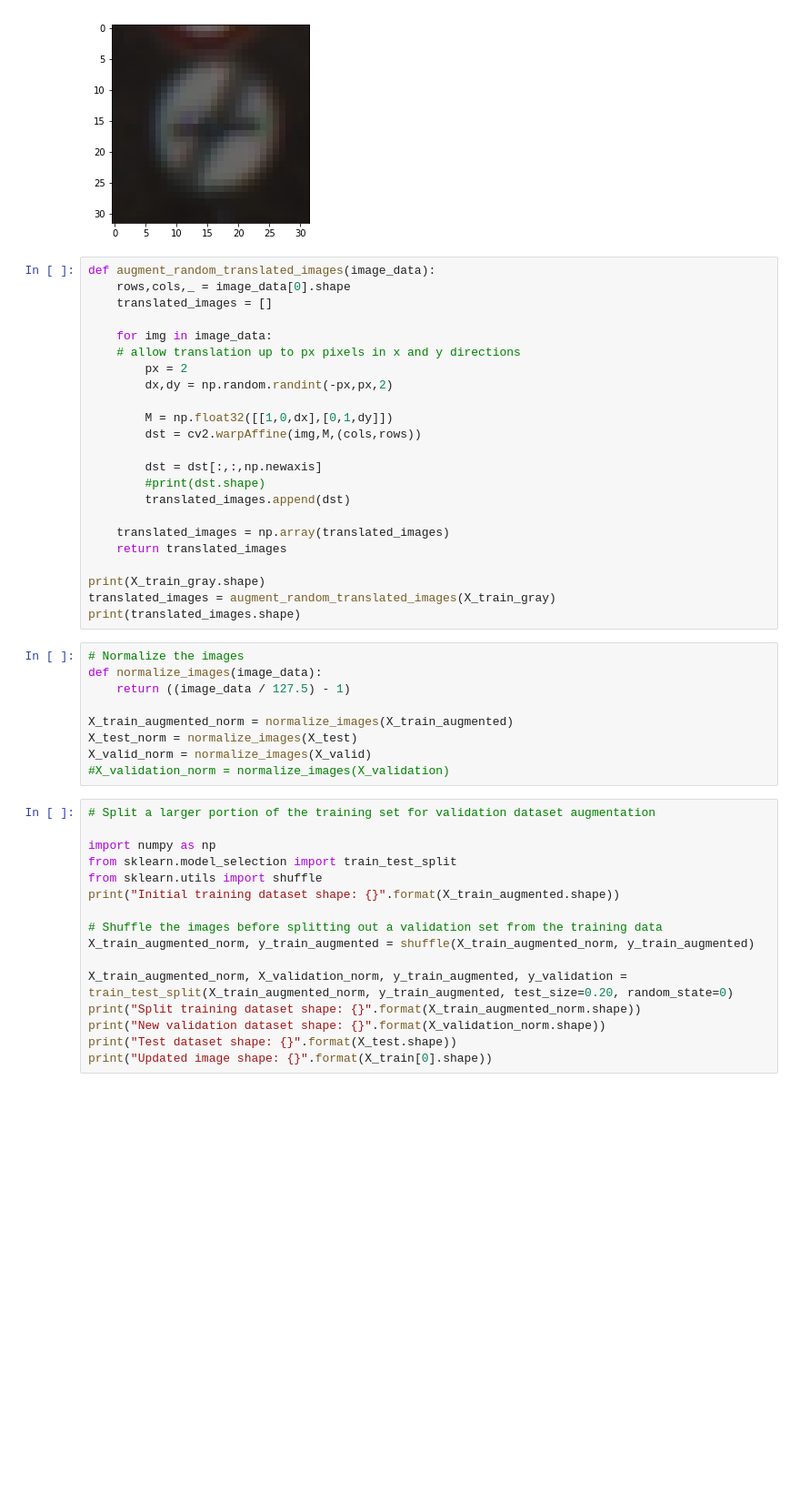
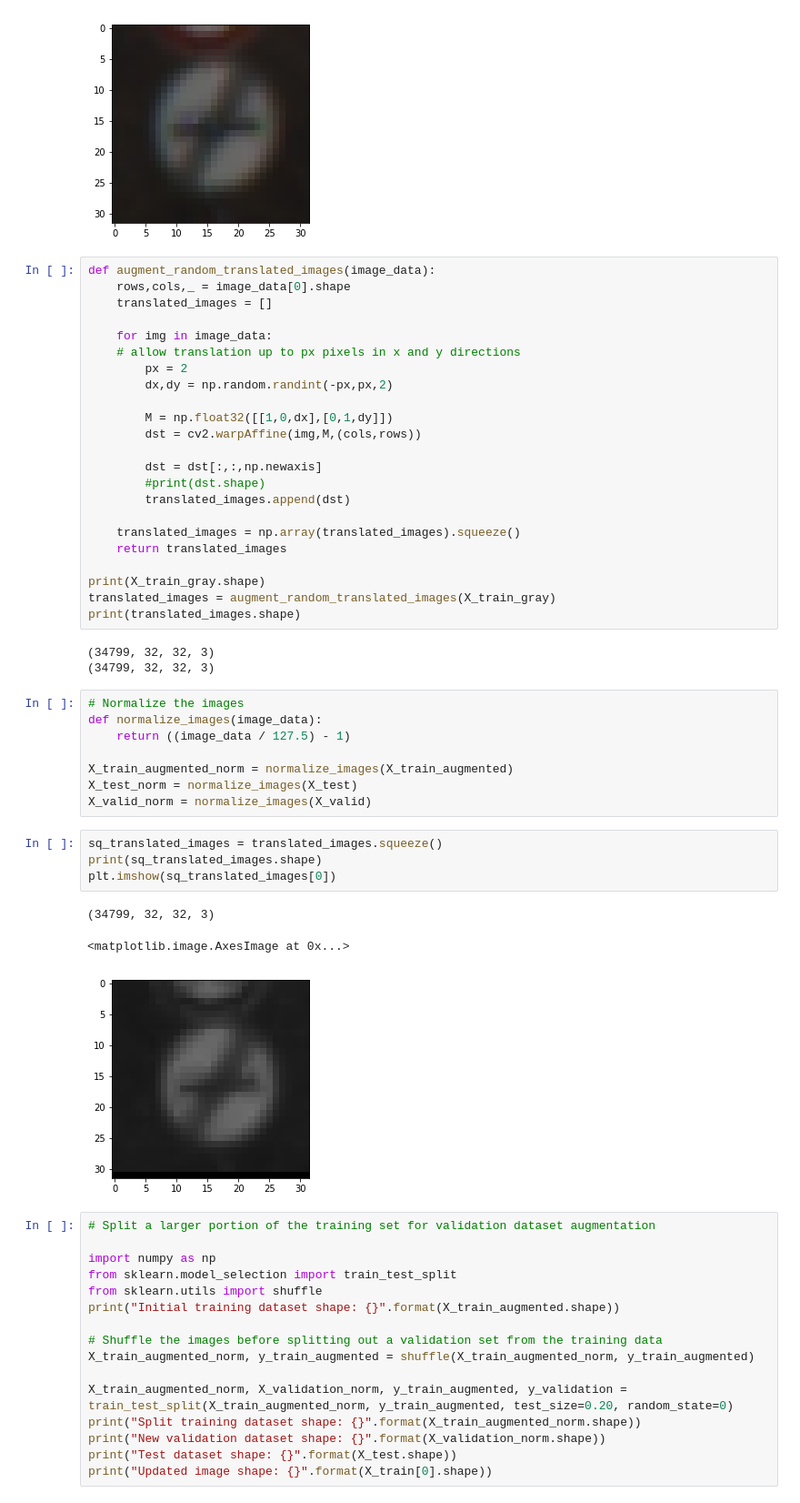
Before and after one commit to JJMats/traffic_sign_classifier, a Jupyter notebook: Traffic_Sign_Classifier.ipynb, the cells around one changed output. Shown: that part at 91% size. Drawn from its saved outputs; the diff is of its cells as text; blank space fills up the shorter version.

```diff
--- a/Traffic_Sign_Classifier.ipynb
+++ b/Traffic_Sign_Classifier.ipynb
@@ -377,12 +356,15 @@ def augment_random_translated_images(image_data):
         #print(dst.shape)
         translated_images.append(dst)
 
-    translated_images = np.array(translated_images)
+    translated_images = np.array(translated_images).squeeze()
     return translated_images
 
 print(X_train_gray.shape)
 translated_images = augment_random_translated_images(X_train_gray)
 print(translated_images.shape)
+# %% [output]
+(34799, 32, 32, 3)
+(34799, 32, 32, 3)
 # %%
 # Normalize the images
 def normalize_images(image_data):
@@ -391,7 +373,14 @@ def normalize_images(image_data):
 X_train_augmented_norm = normalize_images(X_train_augmented)
 X_test_norm = normalize_images(X_test)
 X_valid_norm = normalize_images(X_valid)
-#X_validation_norm = normalize_images(X_validation)
+# %%
+sq_translated_images = translated_images.squeeze()
+print(sq_translated_images.shape)
+plt.imshow(sq_translated_images[0])
+# %% [output]
+(34799, 32, 32, 3)
+<matplotlib.image.AxesImage at 0x...>
+[figure, added]
 # %%
 # Split a larger portion of the training set for validation dataset augmentation
 
```
Also changed, not shown: parts of 18 cells of this notebook, 17 other files.
